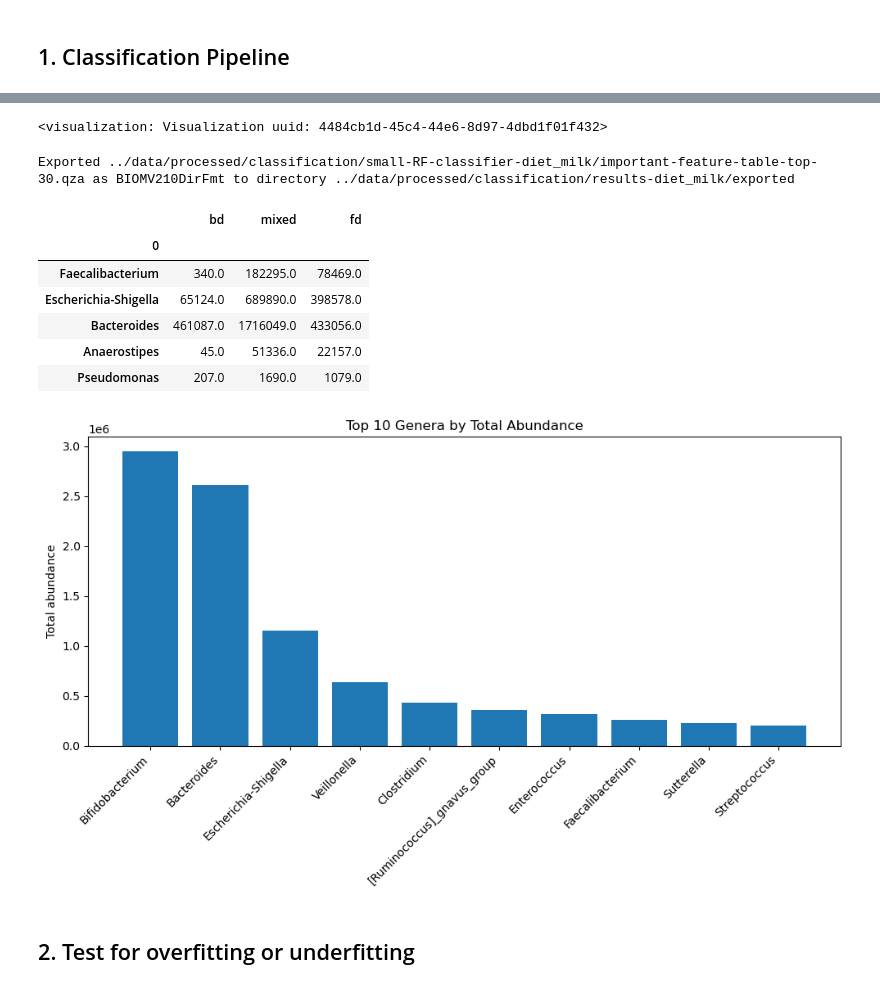
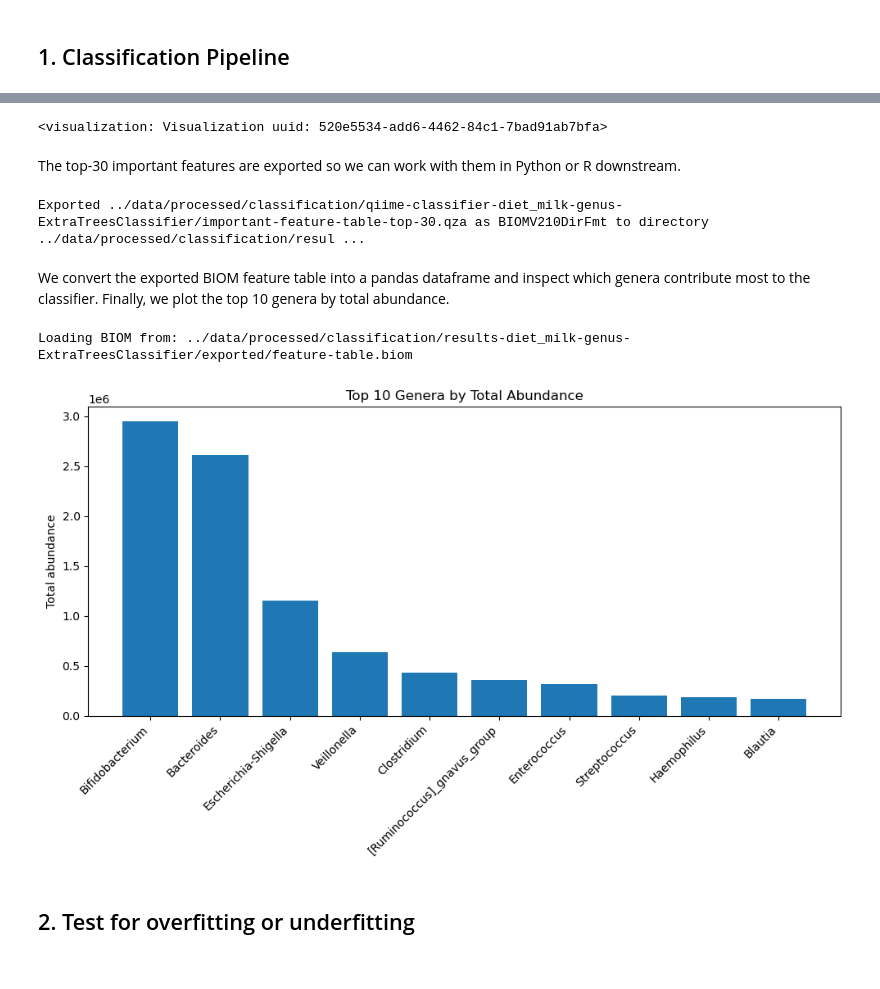
Before and after one commit to MasjaHoogendoorn/MicrobiomeAnalysis_TummyTribe, a Jupyter notebook: scripts/9_classification.ipynb, the cells around one changed output, grey strips where cells are left out. Drawn from its saved outputs; the diff is of its cells as text; code cells hidden in the pictures.

```diff
--- a/scripts/9_classification.ipynb
+++ b/scripts/9_classification.ipynb
@@ -63,2 +111,7 @@ column_to_investigate = 'diet_milk'
+# %%
+# Read user selections
+column_to_investigate = meta_selector.value
+selected_level = tax_selector.value
+classifier_choice = classifier_selector.value
 # %% [markdown]
 ## 1. Classification Pipeline
@@ -213,50 +355,50 @@ Saved FeatureTable[Frequency] to: ../data/processed/classification/small-RF-clas
 # %%
-Visualization.load(f"{classification_dir}/small-RF-classifier-{column_to_investigate}/important-feature-heatmap.qzv")
+Visualization.load(f"{qiime_clf_dir}/important-feature-heatmap.qzv")
 # %% [output]
-<visualization: Visualization uuid: 4484cb1d-45c4-44e6-8d97-4dbd1f01f432>
+<visualization: Visualization uuid: 520e5534-add6-4462-84c1-7bad91ab7bfa>
+# %% [markdown]
+The top-30 important features are exported so we can work with them in Python or R downstream.
 # %%
-! mkdir -p "$classification_dir/results-$column_to_investigate/exported"
+export_dir = f"{out_dir}/exported"
+! mkdir -p "{export_dir}"
 
 ! qiime tools export \
-  --input-path $classification_dir/small-RF-classifier-$column_to_investigate/important-feature-table-top-30.qza \
-  --output-path $classification_dir/results-$column_to_investigate/exported
+  --input-path "{qiime_clf_dir}/important-feature-table-top-30.qza" \
+  --output-path "{export_dir}"
 # %% [output]
-Exported ../data/processed/classification/small-RF-classifier-diet_milk/important-feature-table-top-30.qza as BIOMV210DirFmt to directory ../data/processed/classification/results-diet_milk/exported
+Exported ../data/processed/classification/qiime-classifier-diet_milk-genus-ExtraTreesClassifier/important-feature-table-top-30.qza as BIOMV210DirFmt to directory ../data/processed/classification/resul ...
-# %%
-biom_path = f"{classification_dir}/results-{column_to_investigate}/exported/feature-table.biom"
-
-# Load BIOM
-table = load_table(biom_path)
-df = table.to_dataframe(dense=True)
-
-# Extract genus name and replace index
-df.index = df.index.str.extract(r"g__([^;]+)$")[0]
-
-df.head()
-# %% [output]
-|  | bd | mixed | fd |
-| 0 |  |  |  |
-| Faecalibacterium | 340.0 | 182295.0 | 78469.0 |
-| Escherichia-Shigella | 65124.0 | 689890.0 | 398578.0 |
-| Bacteroides | 461087.0 | 1716049.0 | 433056.0 |
-| Anaerostipes | 45.0 | 51336.0 | 22157.0 |
-| Pseudomonas | 207.0 | 1690.0 | 1079.0 |
+# %% [markdown]
+We convert the exported BIOM feature table into a pandas dataframe and inspect which genera contribute most to the classifier. Finally, we plot the top 10 genera by total abundance.
 # %%
-# Drop missing genera
+# Path to exported BIOM file
+biom_path = f"{out_dir}/exported/feature-table.biom"
+print("Loading BIOM from:", biom_path)
+
+# Load BIOM table
+table = load_table(biom_path)
+df = table.to_dataframe(dense=True)
+
+# Extract genus from taxonomy strings
+prefix = prefix_map[selected_level]
+df.index = df.index.str.extract(fr"{prefix}([^;]+)")[0]
+
+# Drop rows where genus could not be extracted
 df_clean = df.dropna()
 
-# Compute total abundance per genus
+# Total abundance per genus
 genus_abundance = df_clean.sum(axis=1).sort_values(ascending=False)
 top10 = genus_abundance.head(10)
 
-plt.figure(figsize=(10,6))
+# Plot top 10 genera
+plt.figure(figsize=(10, 6))
 plt.bar(top10.index, top10.values)
 plt.xticks(rotation=45, ha='right')
 plt.ylabel("Total abundance")
 plt.title("Top 10 Genera by Total Abundance")
 plt.tight_layout()
 plt.show()
 # %% [output]
+Loading BIOM from: ../data/processed/classification/results-diet_milk-genus-ExtraTreesClassifier/exported/feature-table.biom
-[figure, old version]
+[figure, new version]
 # %% [markdown]
 ## 2. Test for overfitting or underfitting
```
Also changed, not shown: parts of 53 cells of this notebook, 3 other files.
